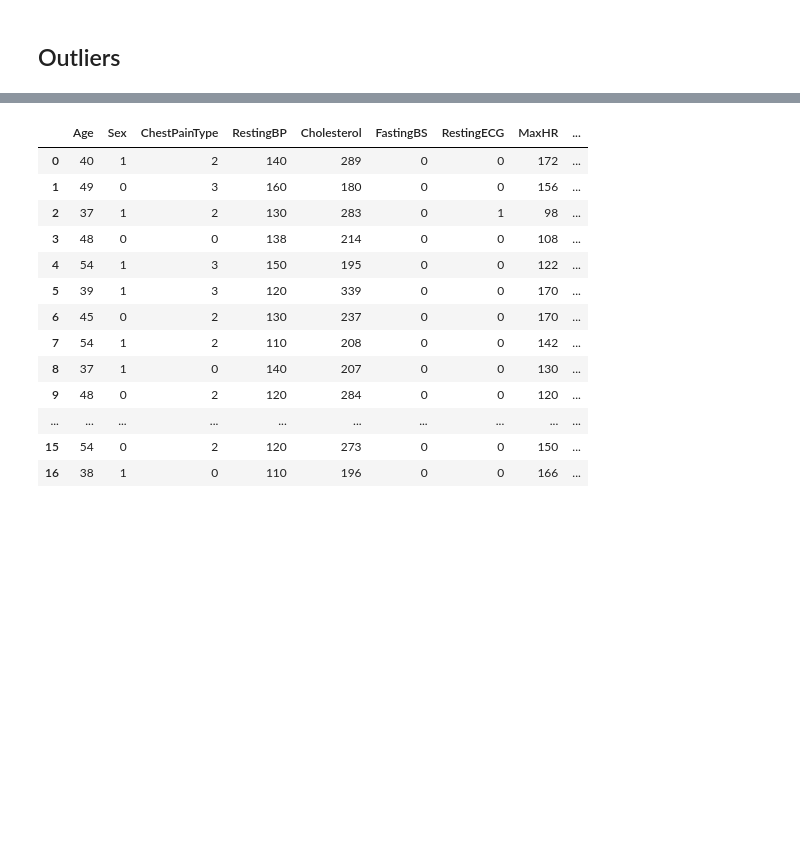
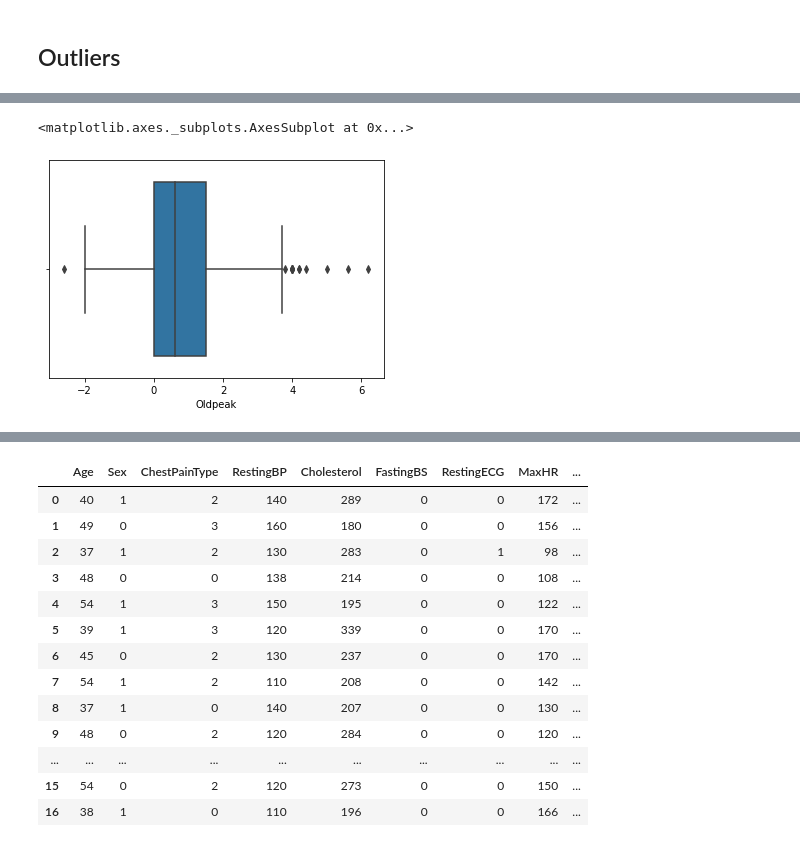
Before and after one commit to alialthiab/Data-Science, a Jupyter notebook: Heart_Disease_classification_project.ipynb, the cells around one changed output, grey strips where cells are left out. Cells and saved outputs as stored; diff of their text form; code cells hidden in the pictures; blank space fills up the shorter version.

```diff
--- a/Heart_Disease_classification_project.ipynb
+++ b/Heart_Disease_classification_project.ipynb
@@ -201,0 +212,5 @@ Name: HeartDisease, dtype: float64
+# %%
+sns.boxplot(heart_df1.Oldpeak,)
+# %% [output]
+<matplotlib.axes._subplots.AxesSubplot at 0x...>
+[figure, added]
```
Also changed, not shown: parts of 33 cells of this notebook.
